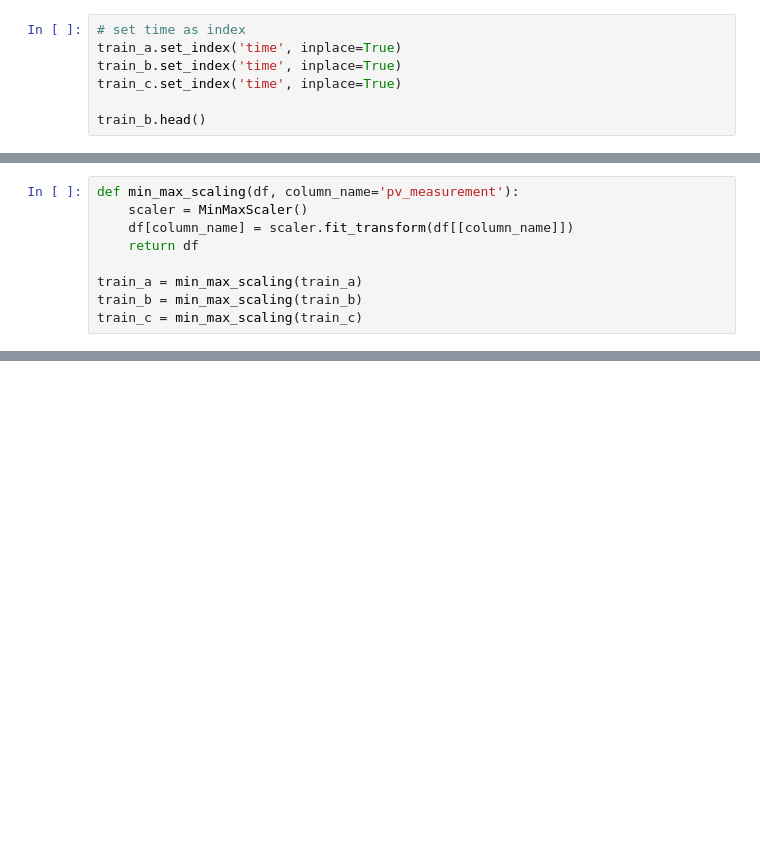
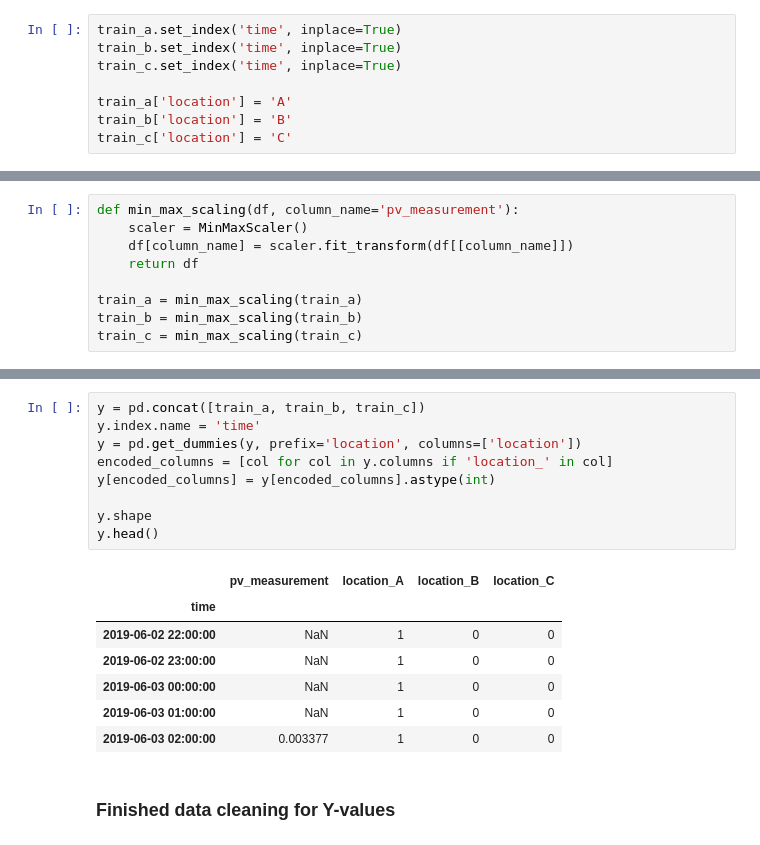
Before and after one commit to simenstang/TDT4173, a Jupyter notebook: data/notebooks_trials/notebooks_marcus/marcus01.ipynb, the cells around one changed output, grey strips where cells are left out. Drawn from its saved outputs; the diff is of its cells as text; blank space fills up the shorter version.

```diff
--- a/data/notebooks_trials/notebooks_marcus/marcus01.ipynb
+++ b/data/notebooks_trials/notebooks_marcus/marcus01.ipynb
@@ -29,7 +35,8 @@ X_test_estimated_c = pd.read_parquet('../../C/X_test_estimated.parquet')
 # %%
-# set time as index
 train_a.set_index('time', inplace=True)
 train_b.set_index('time', inplace=True)
 train_c.set_index('time', inplace=True)
 
-train_b.head()
+train_a['location'] = 'A'
+train_b['location'] = 'B'
+train_c['location'] = 'C'
@@ -81,2 +148,21 @@ train_c = replace_constant_intervals_with_nan(train_c)
+# %%
+y = pd.concat([train_a, train_b, train_c])
+y.index.name = 'time'
+y = pd.get_dummies(y, prefix='location', columns=['location'])
+encoded_columns = [col for col in y.columns if 'location_' in col]
+y[encoded_columns] = y[encoded_columns].astype(int)
+
+y.shape
+y.head()
+# %% [output]
+|  | pv_measurement | location_A | location_B | location_C |
+| time |  |  |  |  |
+| 2019-06-02 22:00:00 | NaN | 1 | 0 | 0 |
+| 2019-06-02 23:00:00 | NaN | 1 | 0 | 0 |
+| 2019-06-03 00:00:00 | NaN | 1 | 0 | 0 |
+| 2019-06-03 01:00:00 | NaN | 1 | 0 | 0 |
+| 2019-06-03 02:00:00 | 0.003377 | 1 | 0 | 0 |
+# %% [markdown]
+### Finished data cleaning for Y-values
 # %%
 fig, ax = plt.subplots(figsize=(20,10))
```
Also changed, not shown: parts of 30 cells of this notebook.
